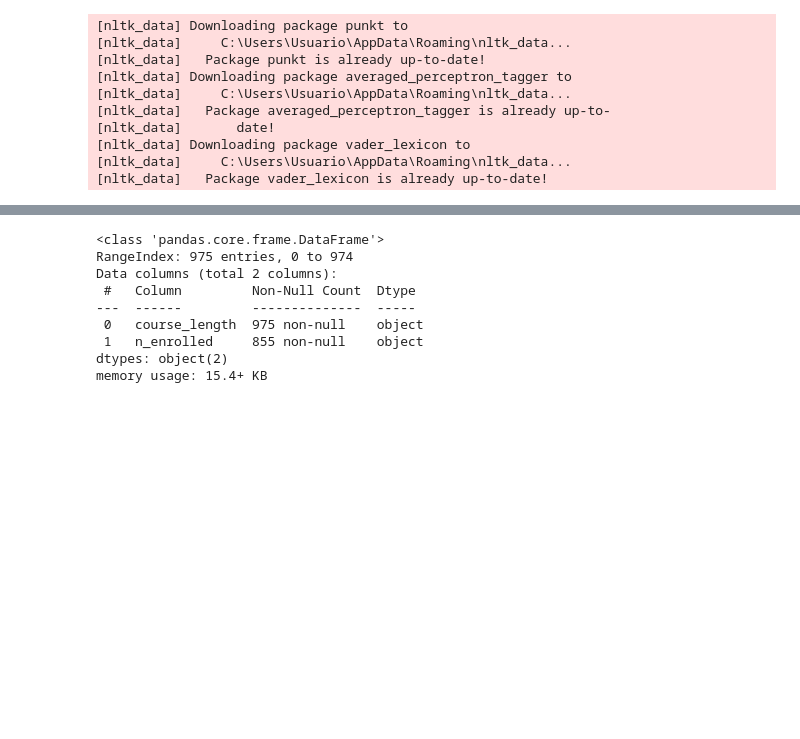
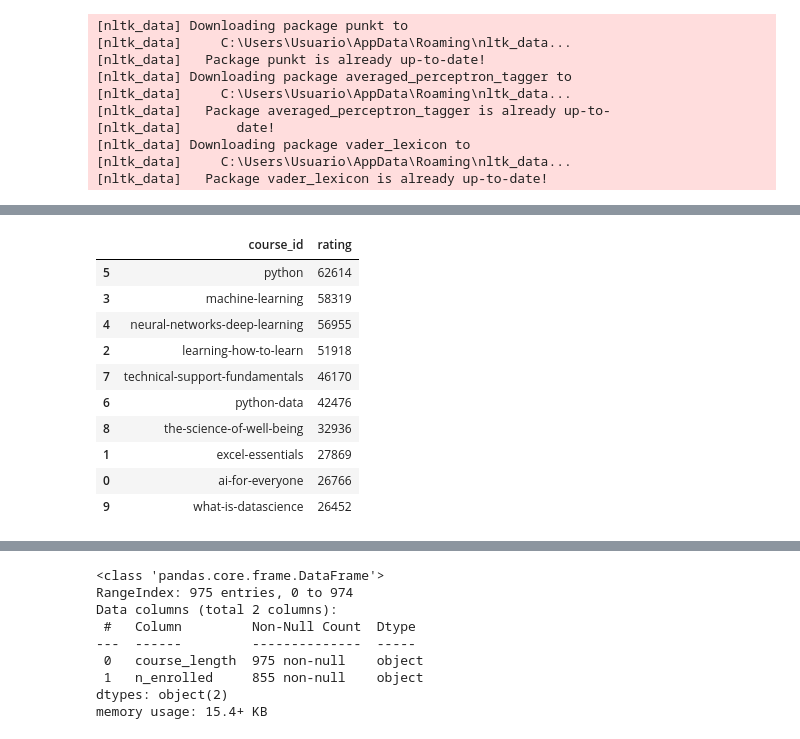
Before and after one commit to octa-acostamonti/MOOCs-Analyisis, a Jupyter notebook: EDA.ipynb, the cells around one changed output, grey strips where cells are left out. Drawn from its saved outputs; the diff is of its cells as text; code cells hidden in the pictures; blank space fills up the shorter version.

```diff
--- a/EDA.ipynb
+++ b/EDA.ipynb
@@ -159,3 +244,23 @@ coursera_reviews.drop(coursera_reviews[coursera_reviews["reviewers"]=="By Delete
+# %%
+coursera_graph = coursera_completo[["rating","course_id"]]
+# %%
+coursera_graph = coursera_graph.groupby(by="course_id")["rating"].sum()
+# %%
+coursera_graph = coursera_graph.to_frame().reset_index()
+# %%
+coursera_graph.sort_values("rating",ascending=False)
+# %% [output]
+|  | course_id | rating |
+| 5 | python | 62614 |
+| 3 | machine-learning | 58319 |
+| 4 | neural-networks-deep-learning | 56955 |
+| 2 | learning-how-to-learn | 51918 |
+| 7 | technical-support-fundamentals | 46170 |
+| 6 | python-data | 42476 |
+| 8 | the-science-of-well-being | 32936 |
+| 1 | excel-essentials | 27869 |
+| 0 | ai-for-everyone | 26766 |
+| 9 | what-is-datascience | 26452 |
 # %%
 edx = pd.read_csv("./Datasets/edx_courses.csv")
 # %%
```
Also changed, not shown: parts of 17 cells of this notebook.
